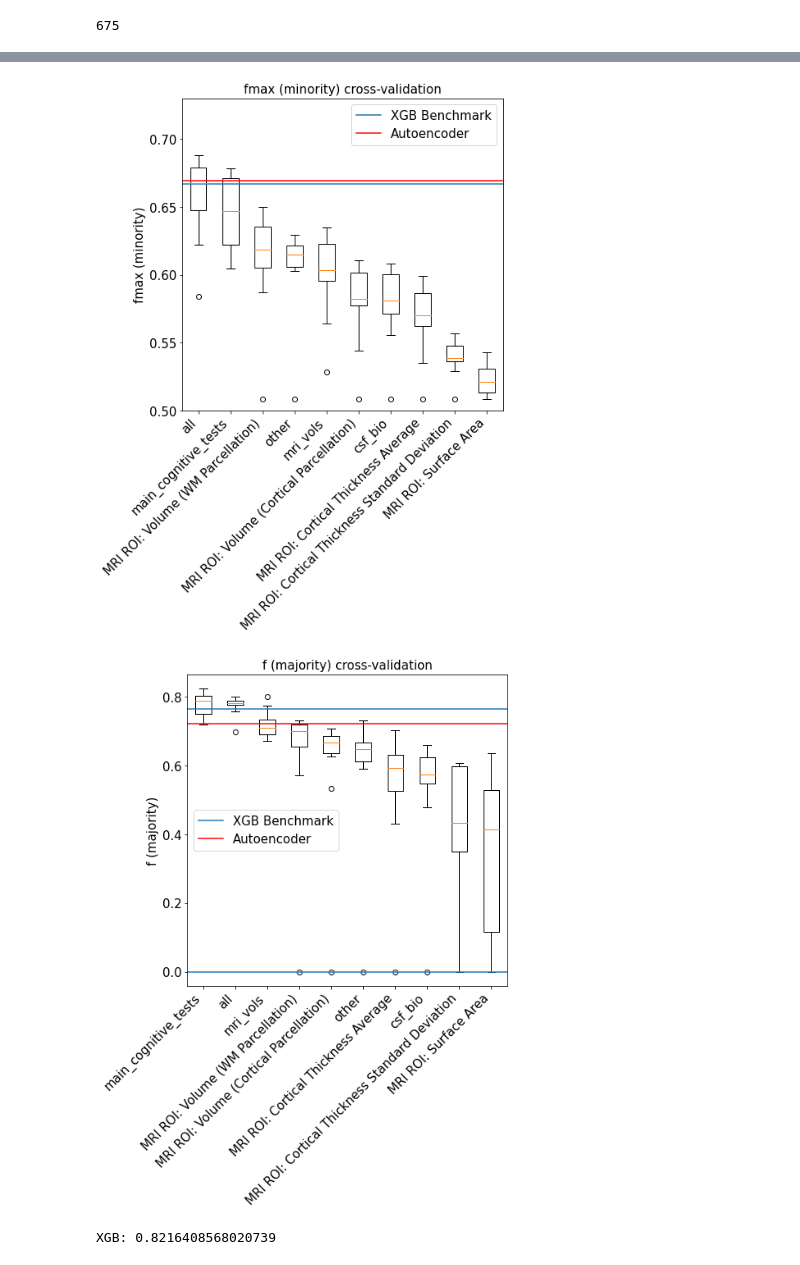
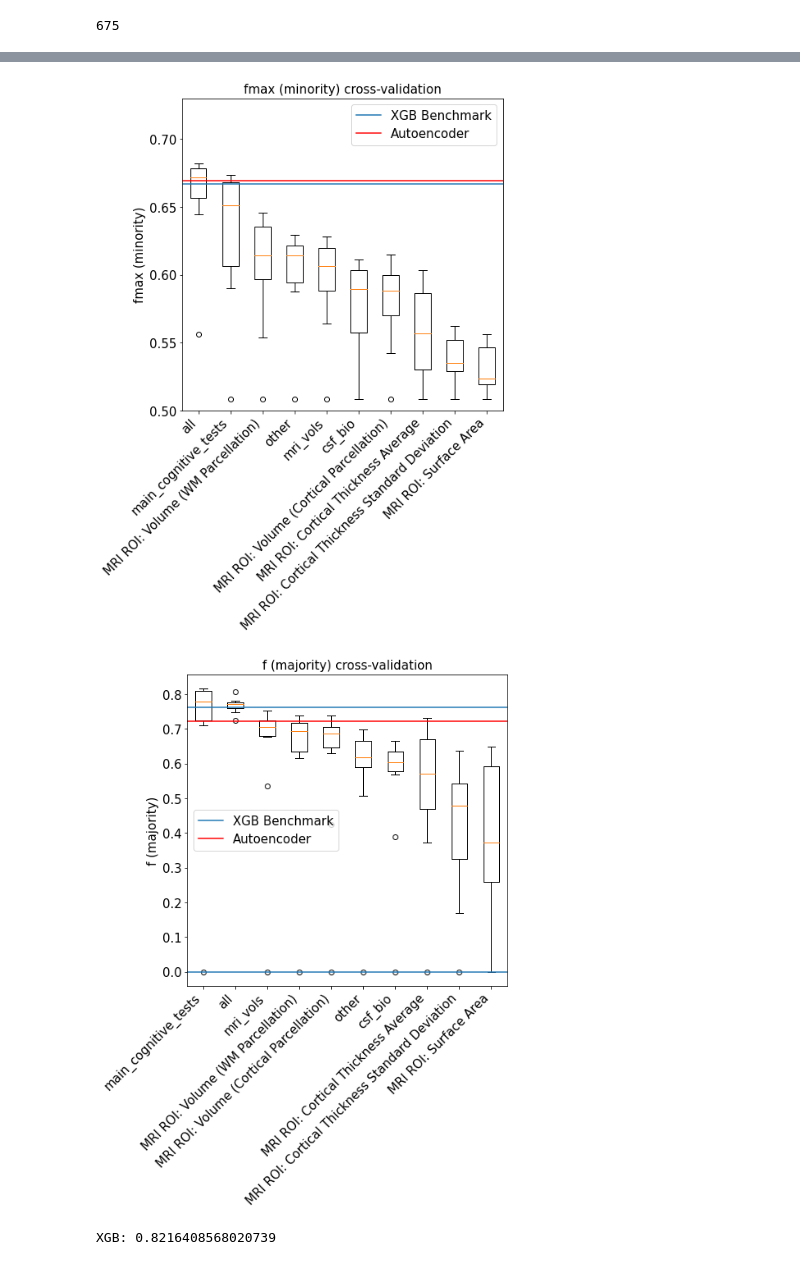
Before and after one commit to GauravPandeyLab/TADPOLE_EI, a Jupyter notebook: main_processing_notebook.ipynb, the cells around one changed output, grey strips where cells are left out. Saved outputs shown, nothing was run; the diff lists cells and outputs as text; code cells hidden in the pictures.

```diff
--- a/main_processing_notebook.ipynb
+++ b/main_processing_notebook.ipynb
@@ -234,24 +267,24 @@ with open(label_file_path, 'rb') as file:
 problem = 'mci_bl'
 data_split = 'train'
 sampling_strategy = 'undersampling'
-save_modifier = 'increase_reg'
+save_modifier = 'undersample_test'
 #for sampling_strategy in ['undersampling']:
 #save_modifier = f'more_samples'
 x = tadpole_data[problem][data_split]
 y = np.array(tadpole_labels[problem][data_split].map({'MCI': 0.0, 'DEM': 1.0})).astype(int)
 
-# EI_model_train_and_save(f'{problem}_{save_modifier}',
-#                         mode_dict = x, base_predictors = base_predictors,
-#                         meta_models = reg_meta_models,
-#                         y = y.astype(int), train = True,
-#                         model_building=True, sampling_strategy = sampling_strategy,
-#                         n_samples=1)
-for mode in x:
-    EI_model_train_and_save(f'{problem}_{mode}_{save_modifier}',base_predictors = base_predictors,
-                        meta_models = reg_meta_models,
-                        mode_dict = {mode: x[mode]}, y=y, train = True,
-                        model_building=True, sampling_strategy = sampling_strategy,
-                        n_samples=1)
+EI_model_train_and_save(f'{problem}_{save_modifier}',
+                         mode_dict = x, base_predictors = base_predictors,
+                         meta_models = meta_models,
+                         y = y.astype(int), train = True,
+                         model_building=True, sampling_strategy = sampling_strategy,
+                         n_samples=1)
+#for mode in x:
+    #EI_model_train_and_save(f'{problem}_{mode}_{save_modifier}',base_predictors = base_predictors,
+                        #meta_models = meta_models,
+                        #mode_dict = {mode: x[mode]}, y=y, train = True,
+                        #model_building=True, sampling_strategy = sampling_strategy,
+                        #n_samples=1)
 # %% [output]
 ###############################################################################################################
 ######################################## main_cognitive_tests modality ########################################
@@ -313,7 +349,7 @@ for sampling_strategy in ['undersampling']:
                             mode_dict = x,
                             y = y.astype(int), train = True, random_state=41,
                             model_building=True, sampling_strategy=sampling_strategy,
-                            n_samples=10)
+                            n_samples=1)
 # %% [output]
 ##################################################################################################
 ######################################## unimode modality ########################################
@@ -348,3 +384,7 @@ def AUPRC_EI(model):
             auprc_dict[predictor] = auprc
     auprc_df = pd.DataFrame(auprc_dict, index=['AUPRC']).T
     return auprc_df
+# %%
+model1 = EnsembleIntegration.load(f'output/models/EI.mci_bl_undersample_test')
+
+model1.base_summary['metrics']['other']
@@ -391,7 +495,7 @@ import matplotlib.pyplot as plt
 import statistics
 #est = '100'
 xgb_exten = '_undersampling'
-ei_exten = '_stronger_BP'
+ei_exten = '_undersample_test'
 model_perf = {}
 xg_perf = {}
 autoencoder_scores = {'AUC': 0.8057, 'fmax (minority)': 0.669, 'f (majority)': 0.722}
@@ -471,5 +575,5 @@ for metric in ['AUC', 'fmax (minority)', 'f (majority)']:
-[figure, old version]
+[figure, new version]
-[figure, old version]
+[figure, new version]
 # %%
 #metric = 'fmax (minority)'
 metric = 'AUC'
```
Also changed, not shown: parts of 16 cells of this notebook.
